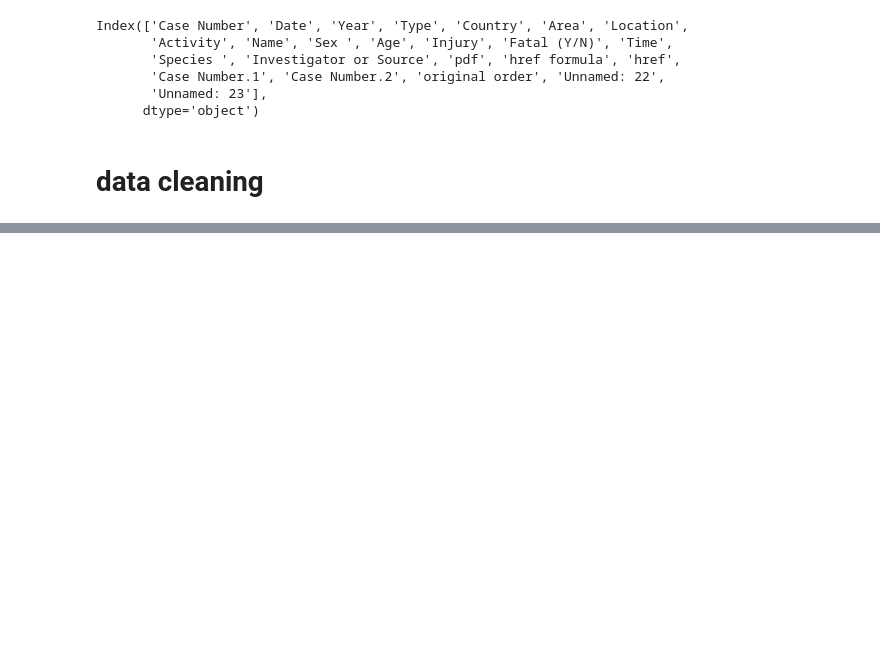
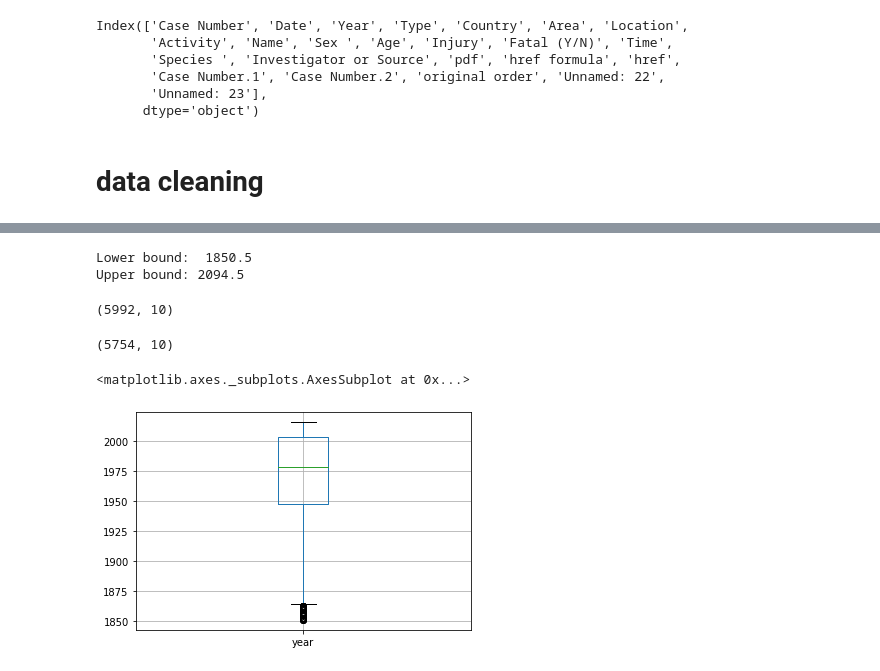
Before and after one commit to ta-datapt-bcn/project-pandas, a Jupyter notebook: Untitled.ipynb, the cells around one changed output, grey strips where cells are left out. Drawn from its saved outputs; the diff is of its cells as text; code cells hidden in the pictures; blank space fills up the shorter version.

```diff
--- a/Untitled.ipynb
+++ b/Untitled.ipynb
@@ -52,0 +240,3 @@ Index(['Case Number', 'Date', 'Year', 'Type', 'Country', 'Area', 'Location',
+# %%
+stats = data['year'].describe().T
+stats
@@ -52,0 +259,4 @@ Index(['Case Number', 'Date', 'Year', 'Type', 'Country', 'Area', 'Location',
+# %%
+# lets get interquartile range
+stats['IQR'] = stats['75%'] - stats['25%']
+stats
@@ -52,0 +274,31 @@ Index(['Case Number', 'Date', 'Year', 'Type', 'Country', 'Area', 'Location',
+# %%
+# lets get outliers
+
+iqr = stats['IQR']
+cutoff = iqr * 1.5
+lower = stats['25%'] - cutoff
+upper = stats['75%'] + cutoff
+# %%
+print('Lower bound: ',lower)
+print('Upper bound:',upper)
+# %% [output]
+Lower bound:  1850.5
+Upper bound: 2094.5
+# %%
+data.shape
+# %% [output]
+(5992, 10)
+# %%
+# lets filter the upper and lower bounds
+data = data.loc[(data['year']<upper)&(data['year']>lower),]
+# %%
+data.shape
+# %% [output]
+(5754, 10)
+# %%
+boxplot = data.boxplot(column=['year'])
+boxplot
+#the column is much less biased by outliers
+# %% [output]
+<matplotlib.axes._subplots.AxesSubplot at 0x...>
+[figure, added]
```
Also changed, not shown: parts of 30 cells of this notebook.
